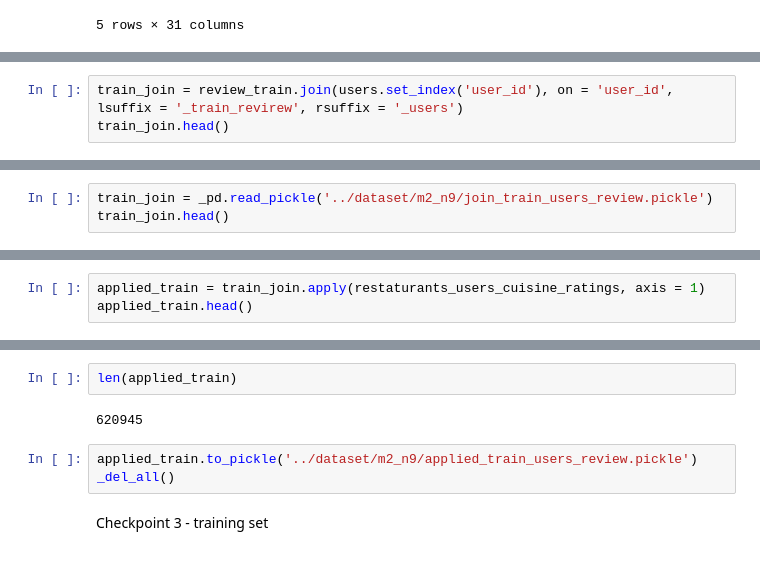
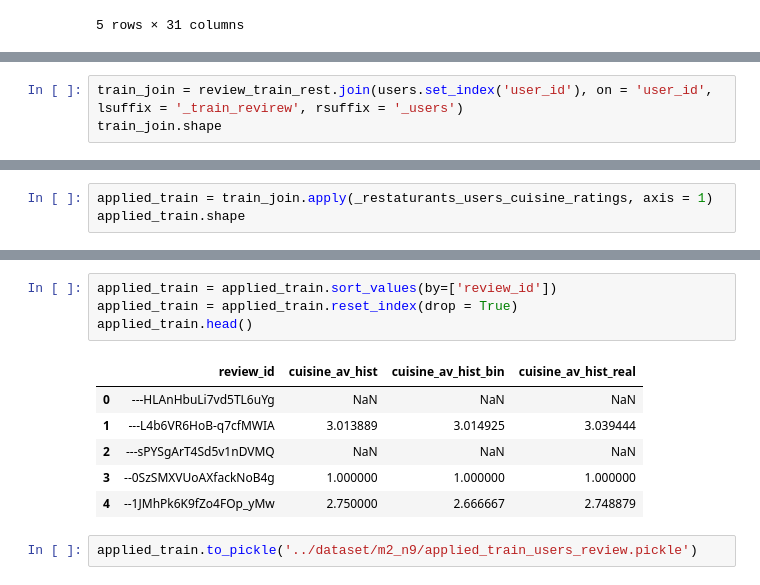
Before and after one commit to GioFic95/restaurant-recommendation-system, a Jupyter notebook: src/main_notebook-multiprocess.ipynb, the cells around one changed output, grey strips where cells are left out. Drawn from its saved outputs; the diff is of its cells as text.

```diff
--- a/src/main_notebook-multiprocess.ipynb
+++ b/src/main_notebook-multiprocess.ipynb
@@ -1119,4 +1019,4 @@ review_train.head()
 # %%
-train_join = review_train.join(users.set_index('user_id'), on = 'user_id', lsuffix = '_train_revirew', rsuffix = '_users')
-train_join.head()
+train_join = review_train_rest.join(users.set_index('user_id'), on = 'user_id', lsuffix = '_train_revirew', rsuffix = '_users')
+train_join.shape
 # %% [output]
@@ -1139,3 +1036,0 @@ Checkpoint 2 - training set
-# %%
-train_join = _pd.read_pickle('../dataset/m2_n9/join_train_users_review.pickle')
-train_join.head()
@@ -1150,4 +1037,4 @@ train_join.head()
 # %%
-applied_train = train_join.apply(restaturants_users_cuisine_ratings, axis = 1)
-applied_train.head()
+applied_train = train_join.apply(_restaturants_users_cuisine_ratings, axis = 1)
+applied_train.shape
 # %% [output]
@@ -1181,9 +1042,13 @@ applied_train.head(100)
-# %%
-len(applied_train)
-# %% [output]
-620945
+# %%
+applied_train = applied_train.sort_values(by=['review_id'])
+applied_train = applied_train.reset_index(drop = True)
+applied_train.head()
+# %% [output]
+|  | review_id | cuisine_av_hist | cuisine_av_hist_bin | cuisine_av_hist_real |
+| 0 | ---HLAnHbuLi7vd5TL6uYg | NaN | NaN | NaN |
+| 1 | ---L4b6VR6HoB-q7cfMWIA | 3.013889 | 3.014925 | 3.039444 |
+| 2 | ---sPYSgArT4Sd5v1nDVMQ | NaN | NaN | NaN |
+| 3 | --0SzSMXVUoAXfackNoB4g | 1.000000 | 1.000000 | 1.000000 |
+| 4 | --1JMhPk6K9fZo4FOp_yMw | 2.750000 | 2.666667 | 2.748879 |
 # %%
 applied_train.to_pickle('../dataset/m2_n9/applied_train_users_review.pickle')
-_del_all()
-# %% [markdown]
-Checkpoint 3 - training set
```
Also changed, not shown: parts of 71 cells of this notebook, 1 other file.
